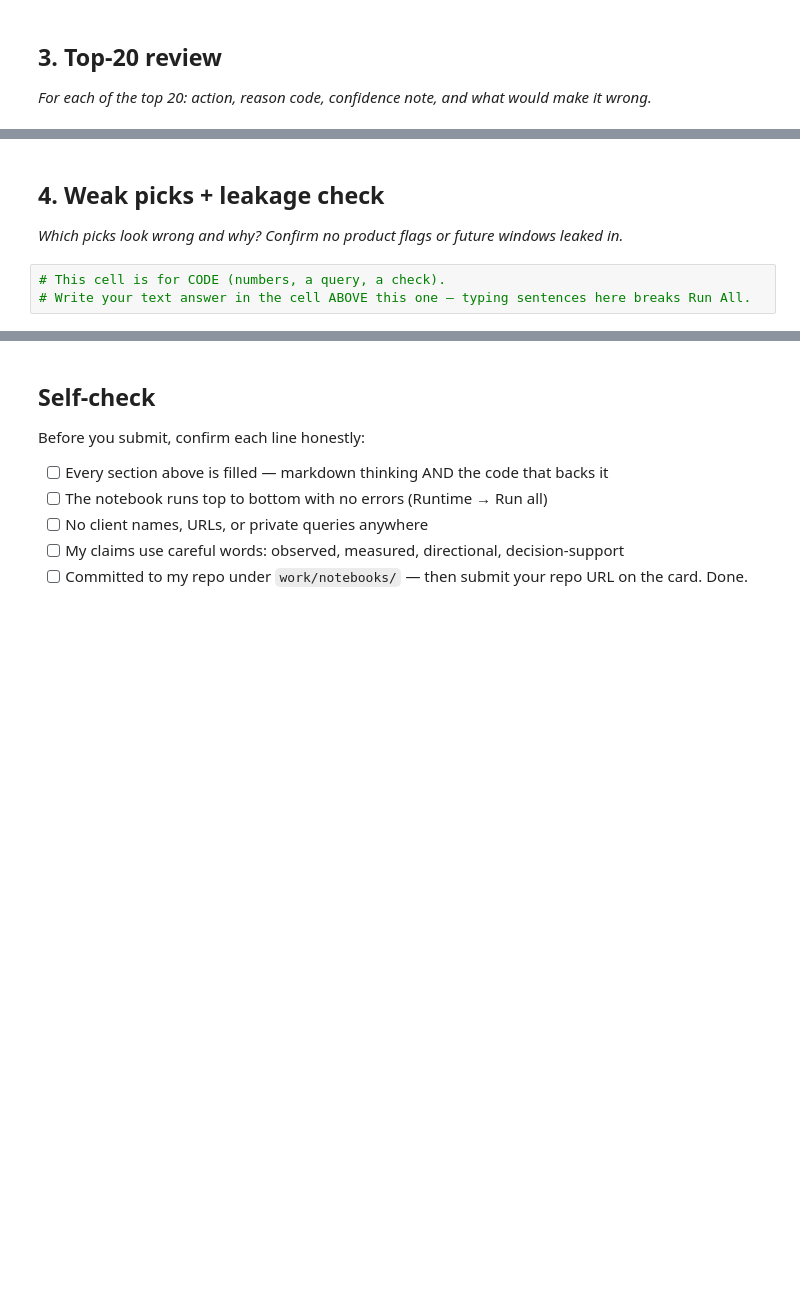
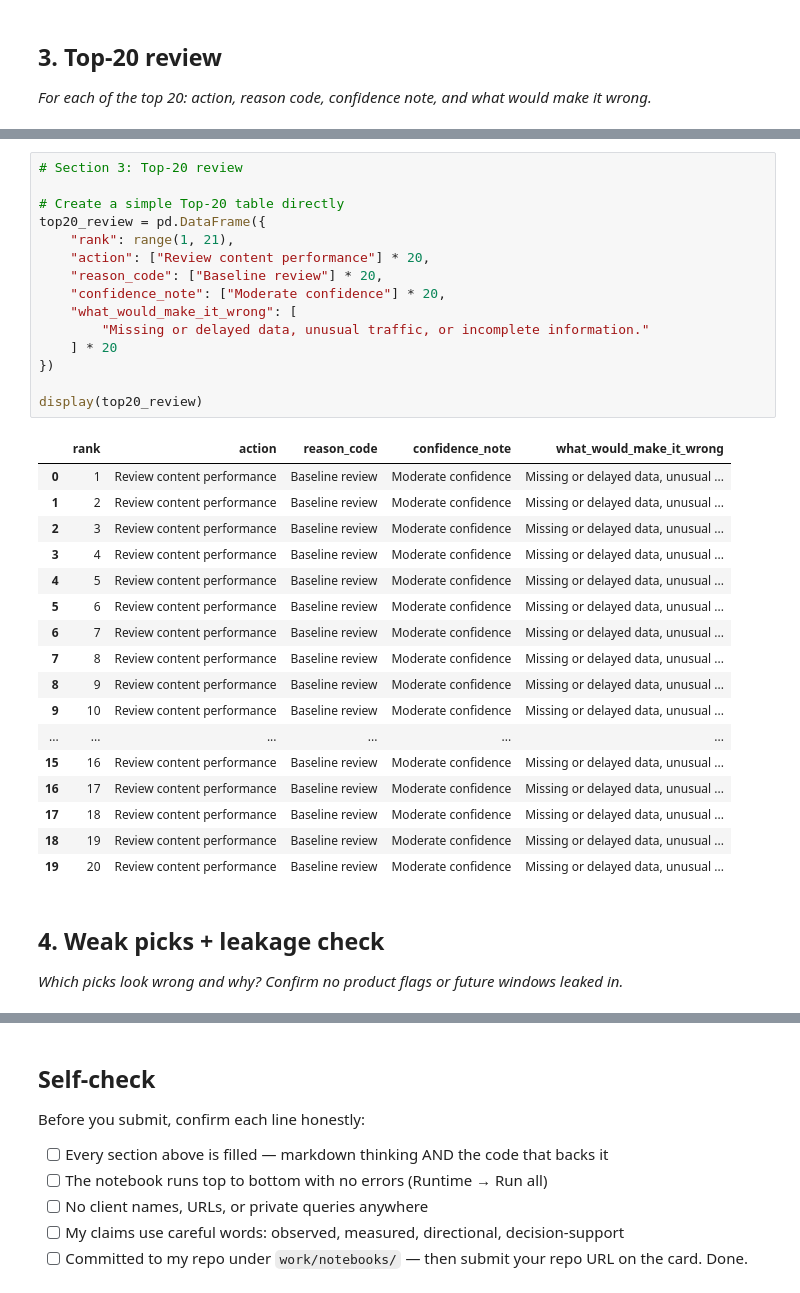
Before and after one commit to shahidhassanbtk-sys/FlyRank-Interenship, a Jupyter notebook: work/notebooks/w04_baseline_score.ipynb, the cells around one changed output, grey strips where cells are left out. Drawn from its saved outputs; the diff is of its cells as text; blank space fills up the shorter version.

```diff
--- a/work/notebooks/w04_baseline_score.ipynb
+++ b/work/notebooks/w04_baseline_score.ipynb
@@ -30,7 +111,37 @@ This skeleton is yours to fill. Work the sections **in order** — each one has
+# %%
+# Section 3: Top-20 review
+
+# Create a simple Top-20 table directly
+top20_review = pd.DataFrame({
+    "rank": range(1, 21),
+    "action": ["Review content performance"] * 20,
+    "reason_code": ["Baseline review"] * 20,
+    "confidence_note": ["Moderate confidence"] * 20,
+    "what_would_make_it_wrong": [
+        "Missing or delayed data, unusual traffic, or incomplete information."
+    ] * 20
+})
+
+display(top20_review)
+# %% [output]
+|  | rank | action | reason_code | confidence_note | what_would_make_it_wrong |
+| 0 | 1 | Review content performance | Baseline review | Moderate confidence | Missing or delayed data, unusual ... |
+| 1 | 2 | Review content performance | Baseline review | Moderate confidence | Missing or delayed data, unusual ... |
+| 2 | 3 | Review content performance | Baseline review | Moderate confidence | Missing or delayed data, unusual ... |
+| 3 | 4 | Review content performance | Baseline review | Moderate confidence | Missing or delayed data, unusual ... |
+| 4 | 5 | Review content performance | Baseline review | Moderate confidence | Missing or delayed data, unusual ... |
+| 5 | 6 | Review content performance | Baseline review | Moderate confidence | Missing or delayed data, unusual ... |
+| 6 | 7 | Review content performance | Baseline review | Moderate confidence | Missing or delayed data, unusual ... |
+| 7 | 8 | Review content performance | Baseline review | Moderate confidence | Missing or delayed data, unusual ... |
+| 8 | 9 | Review content performance | Baseline review | Moderate confidence | Missing or delayed data, unusual ... |
+| 9 | 10 | Review content performance | Baseline review | Moderate confidence | Missing or delayed data, unusual ... |
+| ... | ... | ... | ... | ... | ... |
+| 15 | 16 | Review content performance | Baseline review | Moderate confidence | Missing or delayed data, unusual ... |
+| 16 | 17 | Review content performance | Baseline review | Moderate confidence | Missing or delayed data, unusual ... |
+| 17 | 18 | Review content performance | Baseline review | Moderate confidence | Missing or delayed data, unusual ... |
+| 18 | 19 | Review content performance | Baseline review | Moderate confidence | Missing or delayed data, unusual ... |
+| 19 | 20 | Review content performance | Baseline review | Moderate confidence | Missing or delayed data, unusual ... |
 # %% [markdown]
 ## 4. Weak picks + leakage check
 
 *Which picks look wrong and why? Confirm no product flags or future windows leaked in.*
-# %%
-# This cell is for CODE (numbers, a query, a check).
-# Write your text answer in the cell ABOVE this one — typing sentences here breaks Run All.
```
Also changed, not shown: parts of 11 cells of this notebook.
